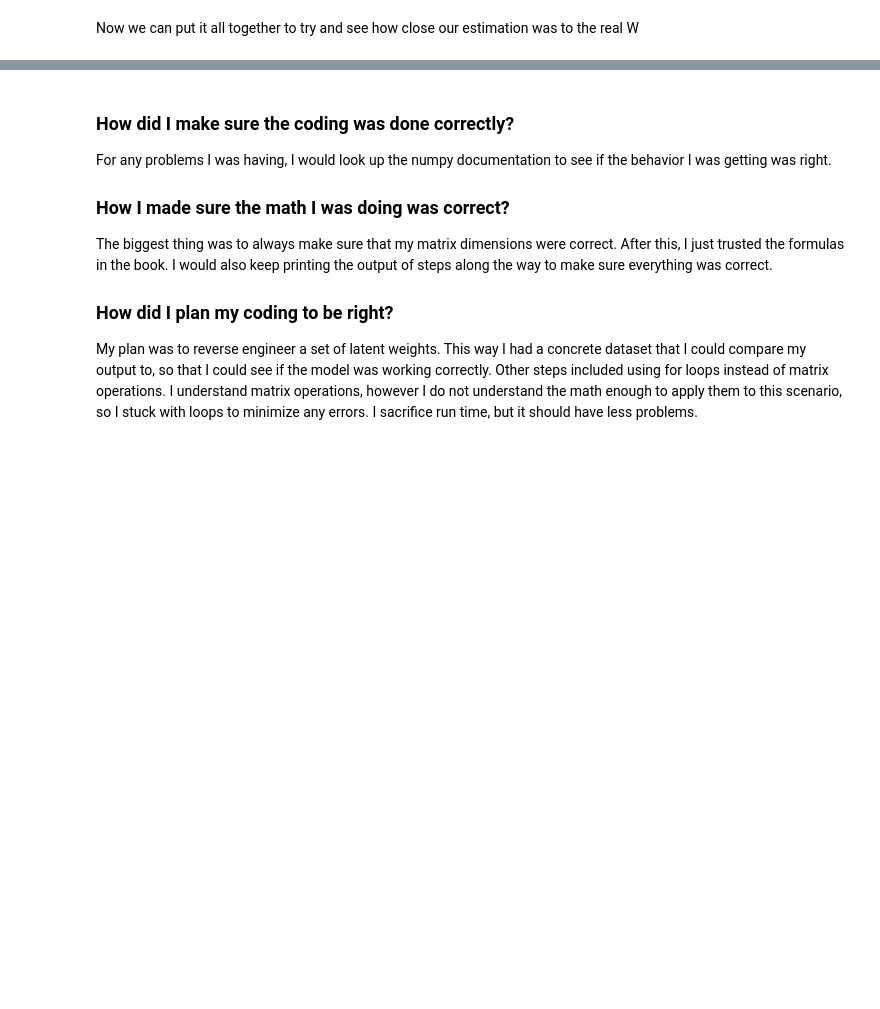
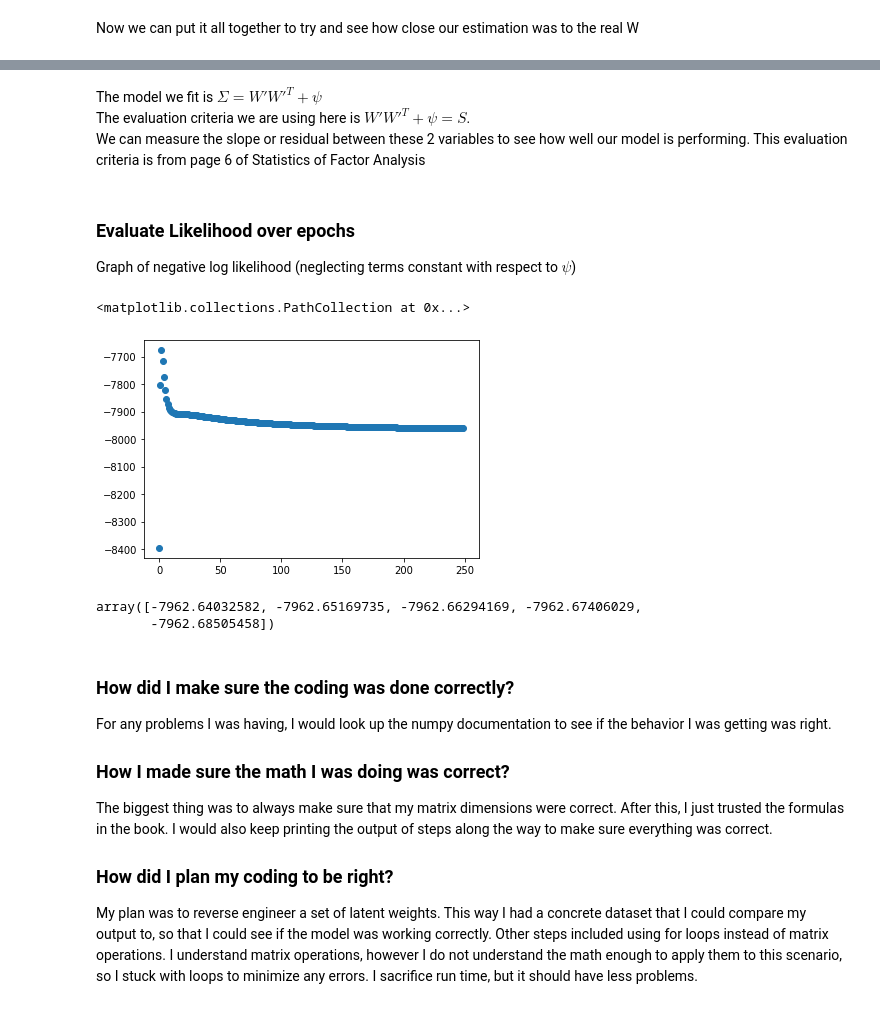
Before and after one commit to styyxofficial/DSC180A-Quarter-1-Project, a Jupyter notebook: references/Factor_Analysis.ipynb, the cells around one changed output, grey strips where cells are left out. Cells and saved outputs as stored; diff of their text form; code cells hidden in the pictures; blank space fills up the shorter version.

```diff
--- a/references/Factor_Analysis.ipynb
+++ b/references/Factor_Analysis.ipynb
@@ -141,3 +188,21 @@ W_L, W
+# %% [markdown]
+The model we fit is $\Sigma = W'W'^T + \psi$ \
+The evaluation criteria we are using here is $W'W'^T + \psi = S$. \
+We can measure the slope or residual between these 2 variables to see how well our model is performing.
+This evaluation criteria is from page 6 of Statistics of Factor Analysis
+# %% [markdown]
+### Evaluate Likelihood over epochs
+Graph of negative log likelihood (neglecting terms constant with respect to $\psi$)
+# %%
+plt.scatter(x= range(epochs), y= likelihoods)
+# %% [output]
+<matplotlib.collections.PathCollection at 0x...>
+[figure, added]
+# %%
+likelihoods[-5:]
+# %% [output]
+array([-7962.64032582, -7962.65169735, -7962.66294169, -7962.67406029,
+       -7962.68505458])
 # %% [markdown]
 ### How did I make sure the coding was done correctly?
 For any problems I was having, I would look up the numpy documentation to see if the behavior I was getting was right.
```
Also changed, not shown: parts of 16 cells of this notebook, 2 other files.
